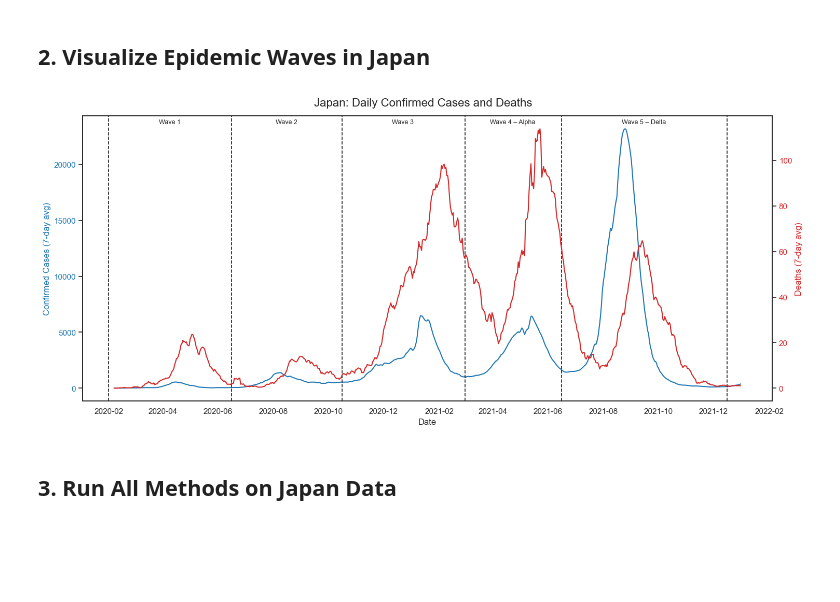
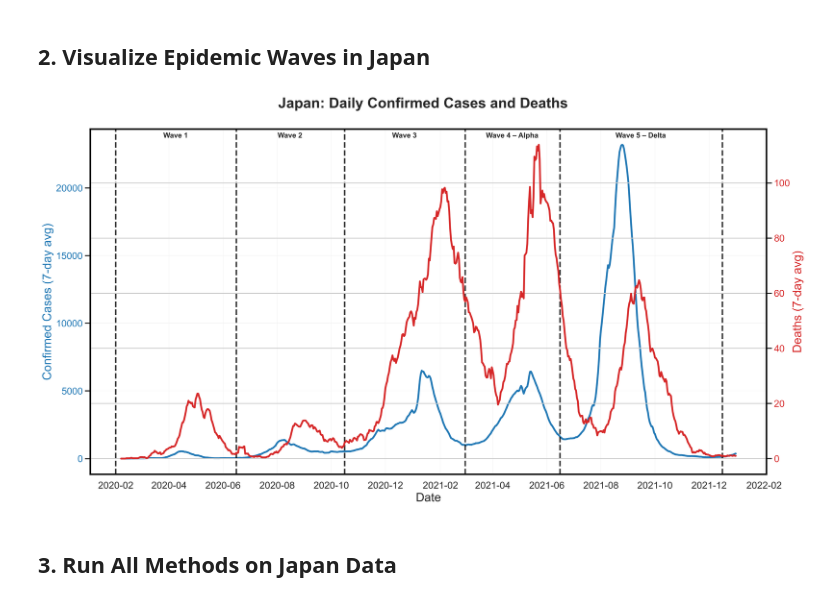
Before and after one commit to BobZhangHT/RJMCMC_CFR, a Jupyter notebook: Realdata_Analysis_JP.ipynb, the cells around one changed output. Cells and saved outputs as stored; diff of their text form; code cells hidden in the pictures; blank space fills up the shorter version.

```diff
--- a/Realdata_Analysis_JP.ipynb
+++ b/Realdata_Analysis_JP.ipynb
@@ -33,8 +22,24 @@ from evaluation_realdata import (
     calculate_alignment_metrics
 )
 
-sns.set_theme(style="white")
-plt.rcParams['figure.figsize'] = (15, 7)
+# Set publication-quality plotting style
+sns.set_theme(context='talk', style='whitegrid')
+plt.rcParams.update({
+    'font.size': 14,
+    'axes.titlesize': 18,
+    'axes.labelsize': 16,
+    'legend.fontsize': 14,
+    'xtick.labelsize': 12,
+    'ytick.labelsize': 12,
+    'axes.linewidth': 2.5,  # Increase border width
+    'axes.edgecolor': 'black',  # Set border color to black
+    'lines.linewidth': 2.5,
+    'figure.figsize': (16, 10),
+    'figure.dpi': 300,
+    'savefig.dpi': 400,
+    'savefig.bbox': 'tight',
+    'savefig.pad_inches': 0.1
+})
 # %% [markdown]
 ## 1. Load and Preprocess Data
 # %%
@@ -62,52 +67,66 @@ Loaded data for Japan from 2020-02-01 to 2021-12-31 (T = 700 days).
 # %% [markdown]
 ## 2. Visualize Epidemic Waves in Japan
 # %%
-fig, ax1 = plt.subplots(figsize=(15, 7))
+fig, ax1 = plt.subplots(figsize=(18, 10))
 
 color = 'tab:blue'
-ax1.set_xlabel('Date')
-ax1.set_ylabel('Confirmed Cases (7-day avg)', color=color)
-ax1.plot(df['date'], df['ct'].rolling(7).mean(), color=color, label='Confirmed Cases (7-day avg)')
-ax1.tick_params(axis='y', labelcolor=color)
+ax1.set_xlabel('Date', fontsize=20)
+ax1.set_ylabel('Confirmed Cases (7-day avg)', color=color, fontsize=20)
+ax1.plot(df['date'], df['ct'].rolling(7).mean(), color=color, label='Confirmed Cases (7-day avg)', linewidth=3)
+ax1.tick_params(axis='y', labelcolor=color, labelsize=16)
+ax1.tick_params(axis='x', labelsize=16)
 
 ax2 = ax1.twinx()
 color = 'tab:red'
-ax2.set_ylabel('Deaths (7-day avg)', color=color)
-ax2.plot(df['date'], df['dt'].rolling(7).mean(), color=color, label='Deaths (7-day avg)')
-ax2.tick_params(axis='y', labelcolor=color)
+ax2.set_ylabel('Deaths (7-day avg)', color=color, fontsize=20)
+ax2.plot(df['date'], df['dt'].rolling(7).mean(), color=color, label='Deaths (7-day avg)', linewidth=3)
+ax2.tick_params(axis='y', labelcolor=color, labelsize=16)
 
-# ---- 1) Waves (variant-dominant windows) ----
+# Waves (variant-dominant windows)
 # Source: Nature Scientific Reports (2023) – Alpha 4th, Delta 5th, Omicron 6th wave.
 # Trim Wave 6 to data end if your series ends on 2021-12-31.
 waves = [
     ("Wave 1", datetime(2020,2,1),  datetime(2020,6,15)),
     ("Wave 2", datetime(2020,6,16), datetime(2020,10,15)),
     ("Wave 3", datetime(2020,10,16), datetime(2021,2,28)),
     ("Wave 4 – Alpha",   datetime(2021,3,1),  datetime(2021,6,15)),
     ("Wave 5 – Delta",   datetime(2021,6,16), datetime(2021,12,15)),
      # ("Wave 6 – Omicron", datetime(2021,12,16), datetime(2021,12,31)),  # clipped to plot end
 ]
 
-# draw shaded spans + a small centered label at the top for each wave
+# Draw shaded spans and a small centered label at the top for each wave
 for i, (label, start, end) in enumerate(waves):
-    ax1.axvline(start, color='black', linestyle='--', linewidth=1.2, alpha=0.9)
+    ax1.axvline(start, color='black', linestyle='--', linewidth=2.5, alpha=0.8)
     mid = start + (end - start)/2
     ax1.annotate(label,
                  xy=(mid, 0.99), xycoords=('data', 'axes fraction'),
-                 ha='center', va='top', fontsize=9)#, bbox=dict(fc='white', ec='0.6', alpha=0.9, pad=0.2))
-ax1.axvline(datetime(2021,12,16), color='black', linestyle='--', linewidth=1.2, alpha=0.9)
+                 ha='center', va='top', fontsize=12, fontweight='bold')
+ax1.axvline(datetime(2021,12,16), color='black', linestyle='--', linewidth=2.5, alpha=0.8)
 
-# import matplotlib.dates as mdates
+# Format x-axis for dates
 ax1.xaxis.set_major_locator(mdates.MonthLocator(interval=2))
 ax1.xaxis.set_major_formatter(mdates.DateFormatter('%Y-%m'))
 
-# keep your title/save calls
-fig.suptitle('Japan: Daily Confirmed Cases and Deaths', fontsize=16, y=0.93)
+# Add grid for better readability
+ax1.grid(True, alpha=0.3, linestyle='-', linewidth=0.5)
+
+# Set prominent black borders for all spines
+for spine in ax1.spines.values():
+    spine.set_edgecolor('black')
+    spine.set_linewidth(2.5)
+    spine.set_visible(True)
+for spine in ax2.spines.values():
+    spine.set_edgecolor('black')
+    spine.set_linewidth(2.5)
+    spine.set_visible(True)
+
+# Title and layout
+fig.suptitle('Japan: Daily Confirmed Cases and Deaths', fontsize=24, y=0.96, fontweight='bold')
 fig.tight_layout(rect=[0, 0, 1, 0.96])
-plt.savefig(os.path.join(PLOTS_DIR, 'japan_cases_and_deaths.pdf'))
+plt.savefig(os.path.join(PLOTS_DIR, 'japan_cases_and_deaths.pdf'), dpi=400, bbox_inches='tight')
 plt.show()
 # %% [output]
-[figure, old version]
+[figure, new version]
 # %% [markdown]
 ## 3. Run All Methods on Japan Data
 # %%
```
Also changed, not shown: parts of 3 cells of this notebook, 6 other files.
